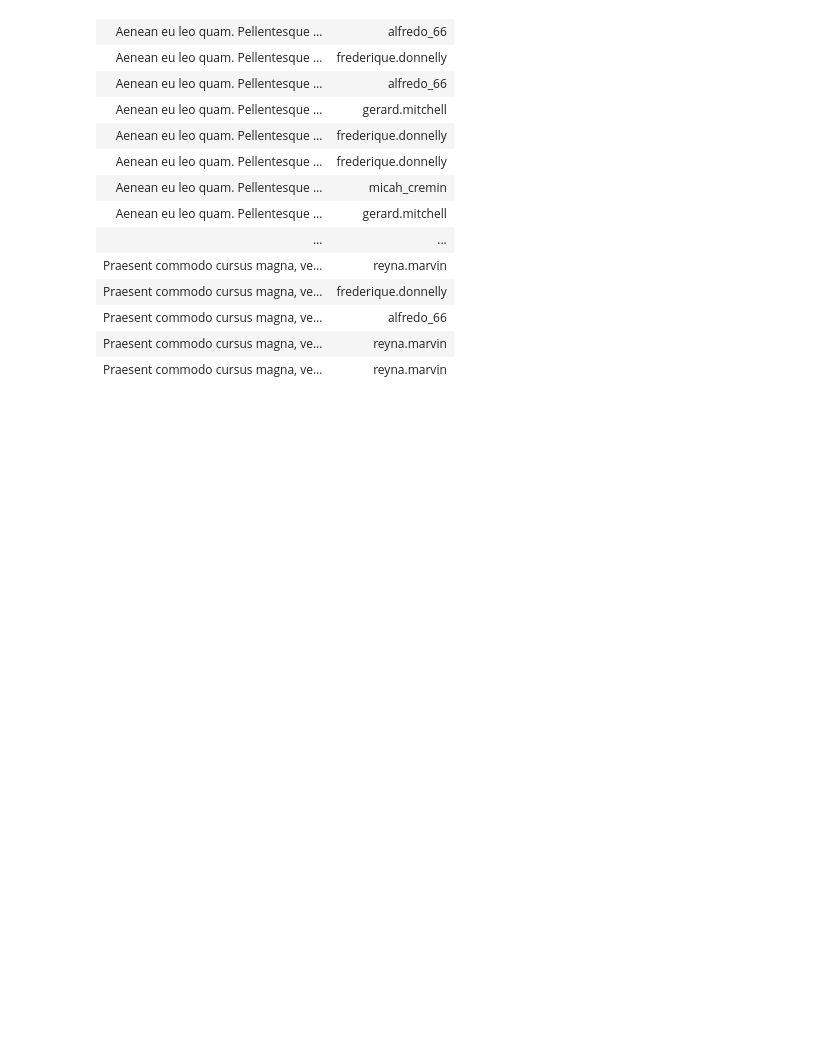
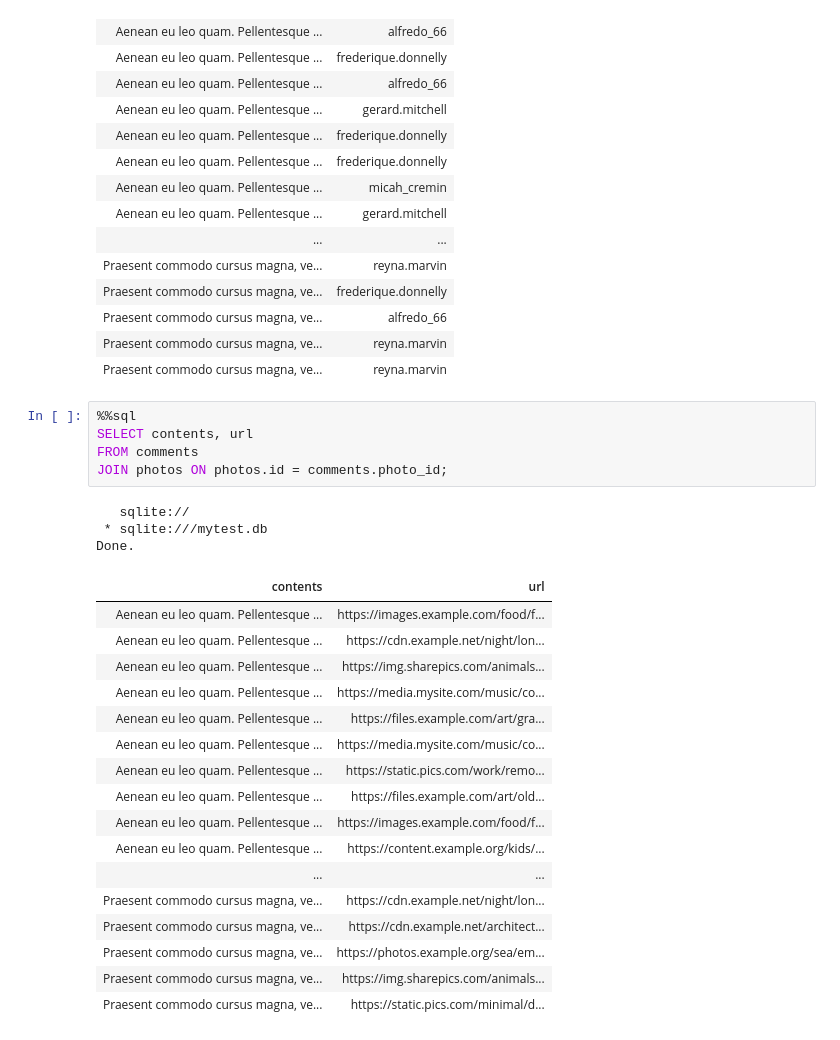
Before and after one commit to alirezaghorbani1983/psql_training, a Jupyter notebook: psql_1.ipynb, the cells around one changed output. Saved outputs shown, nothing was run; the diff lists cells and outputs as text; blank space fills up the shorter version.

Commit message:
join with table with the same name column

```diff
--- a/psql_1.ipynb
+++ b/psql_1.ipynb
@@ -869,3 +869,29 @@ Done.
 | Praesent commodo cursus magna, ve... | alfredo_66 |
 | Praesent commodo cursus magna, ve... | reyna.marvin |
 | Praesent commodo cursus magna, ve... | reyna.marvin |
+# %%
+%%sql
+SELECT contents, url
+FROM comments
+JOIN photos ON photos.id = comments.photo_id;
+# %% [output]
+   sqlite://
+ * sqlite:///mytest.db
+Done.
+| contents | url |
+| Aenean eu leo quam. Pellentesque ... | https://images.example.com/food/f... |
+| Aenean eu leo quam. Pellentesque ... | https://cdn.example.net/night/lon... |
+| Aenean eu leo quam. Pellentesque ... | https://img.sharepics.com/animals... |
+| Aenean eu leo quam. Pellentesque ... | https://media.mysite.com/music/co... |
+| Aenean eu leo quam. Pellentesque ... | https://files.example.com/art/gra... |
+| Aenean eu leo quam. Pellentesque ... | https://media.mysite.com/music/co... |
+| Aenean eu leo quam. Pellentesque ... | https://static.pics.com/work/remo... |
+| Aenean eu leo quam. Pellentesque ... | https://files.example.com/art/old... |
+| Aenean eu leo quam. Pellentesque ... | https://images.example.com/food/f... |
+| Aenean eu leo quam. Pellentesque ... | https://content.example.org/kids/... |
+| ... | ... |
+| Praesent commodo cursus magna, ve... | https://cdn.example.net/night/lon... |
+| Praesent commodo cursus magna, ve... | https://cdn.example.net/architect... |
+| Praesent commodo cursus magna, ve... | https://photos.example.org/sea/em... |
+| Praesent commodo cursus magna, ve... | https://img.sharepics.com/animals... |
+| Praesent commodo cursus magna, ve... | https://static.pics.com/minimal/d... |
```
Also changed, not shown: parts of 4 cells of this notebook.
